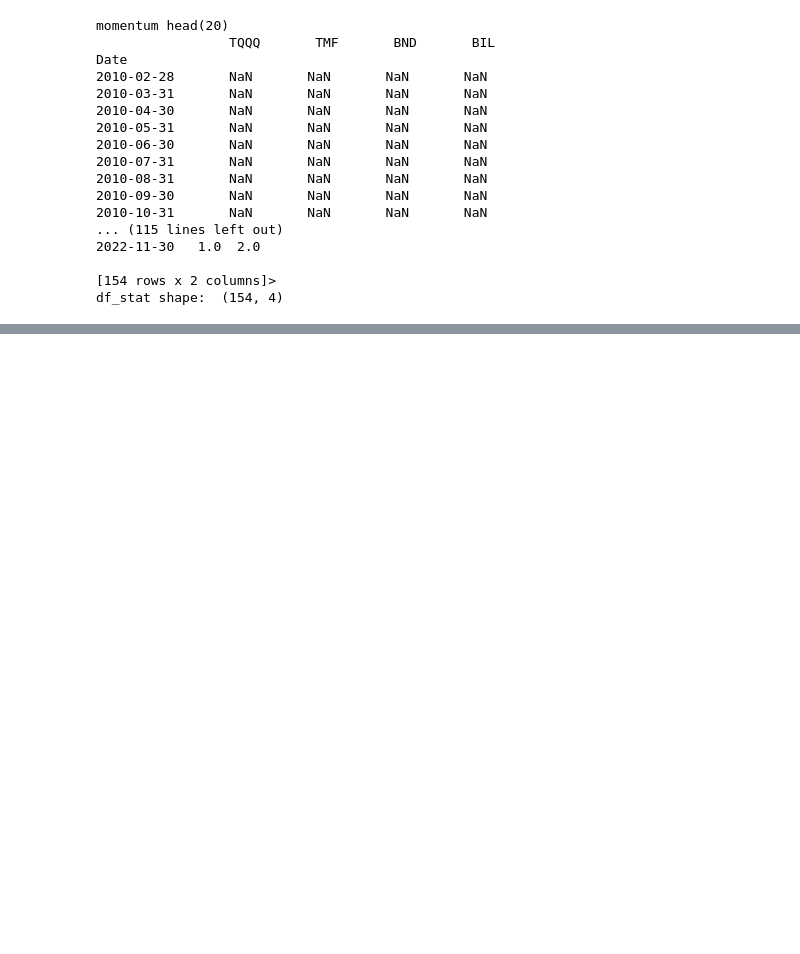
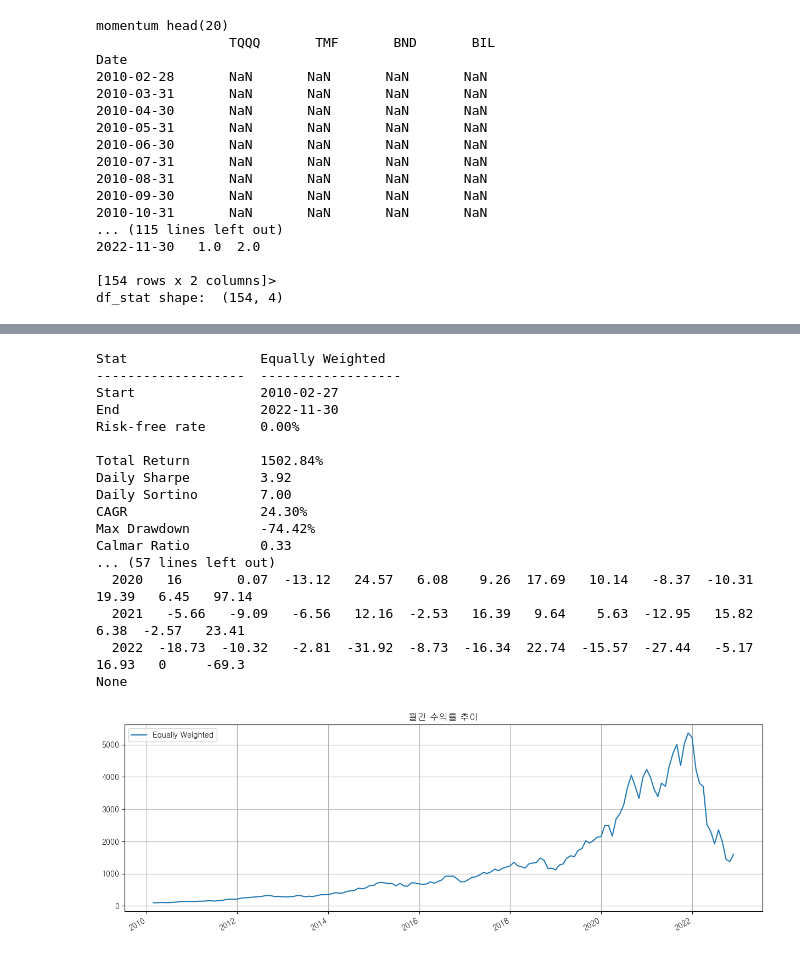
Before and after one commit to unius1004/Portfolio, a Jupyter notebook: DualMomentum_tqqq_tmf.ipynb, the cells around one changed output, grey strips where cells are left out. Saved outputs shown, nothing was run; the diff lists cells and outputs as text; code cells hidden in the pictures; blank space fills up the shorter version.

```diff
--- a/DualMomentum_tqqq_tmf.ipynb
+++ b/DualMomentum_tqqq_tmf.ipynb
@@ -104,5 +104,29 @@ Date
 df_stat shape:  (154, 4)
 # %%
 equalWeight = Equal_Weight_BT(assets, name='Equally Weighted')
-report = bt.run(dualMomentum, dualMomentum_rank2, *dualMomentum_r2_m.values())
+report = bt.run(equalWeight)
+report.plot()
+plt.title('월간 수익률 추이')
+
+print(report.display())
+print(report.display_monthly_returns())
+# %% [output]
+Stat                 Equally Weighted
+-------------------  ------------------
+Start                2010-02-27
+End                  2022-11-30
+Risk-free rate       0.00%
+
+Total Return         1502.84%
+Daily Sharpe         3.92
+Daily Sortino        7.00
+CAGR                 24.30%
+Max Drawdown         -74.42%
+Calmar Ratio         0.33
+... (57 lines left out)
+  2020   16       0.07  -13.12   24.57   6.08    9.26  17.69   10.14   -8.37  -10.31   19.39   6.45   97.14
+  2021   -5.66   -9.09   -6.56   12.16  -2.53   16.39   9.64    5.63  -12.95   15.82    6.38  -2.57   23.41
+  2022  -18.73  -10.32   -2.81  -31.92  -8.73  -16.34  22.74  -15.57  -27.44   -5.17   16.93   0     -69.3
+None
+[figure, added]
 # %%
```
Also changed, not shown: parts of 5 cells of this notebook, 1 other file.
